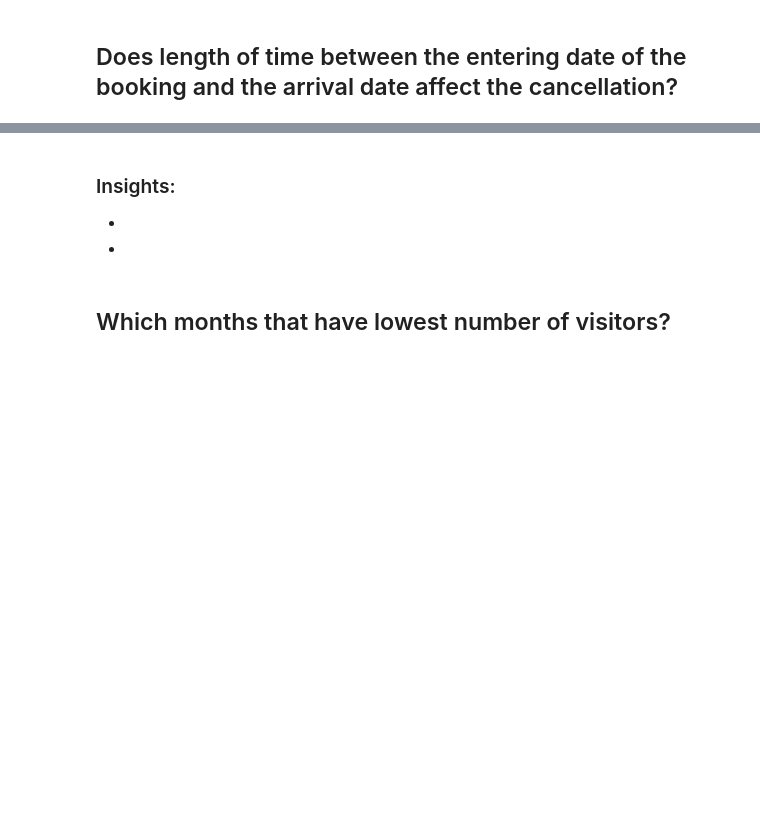
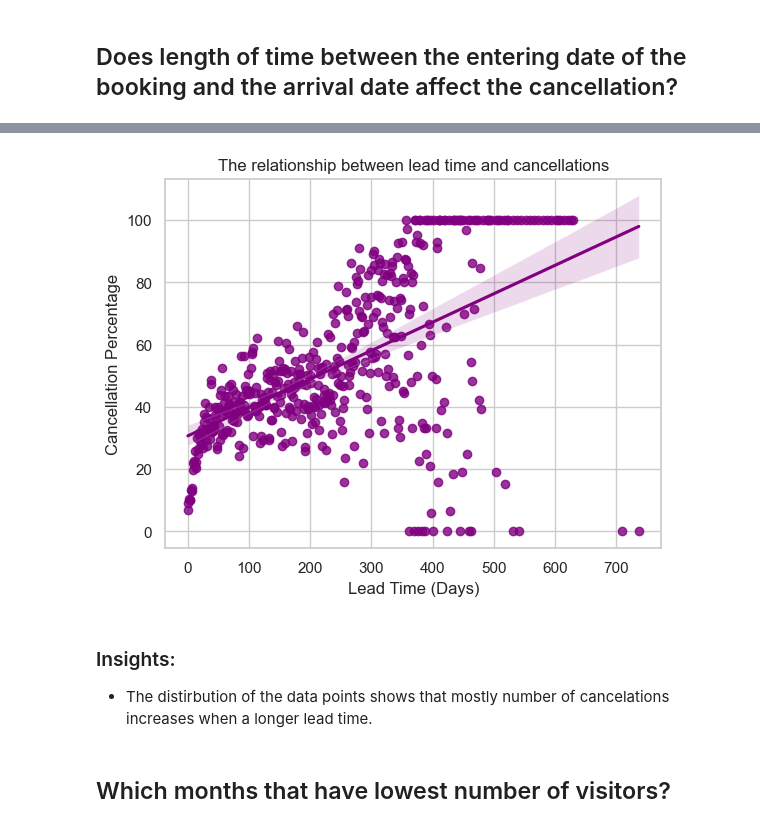
Before and after one commit to Tuwaiq-Data-Science-Bootcamp-V5/CV_and_GS-Lab1, a Jupyter notebook: CV_Assignment.ipynb, the cells around one changed output, grey strips where cells are left out. Saved outputs shown, nothing was run; the diff lists cells and outputs as text; code cells hidden in the pictures; blank space fills up the shorter version.

```diff
--- a/CV_Assignment.ipynb
+++ b/CV_Assignment.ipynb
@@ -119,6 +143,14 @@ df.describe(include='object')
-# %% [markdown]
-### Insights:
--
--
+# %%
+cancellation_percentage = df.groupby('lead_time')['is_canceled'].mean() * 100
+sns.regplot(x=cancellation_percentage.index, y=cancellation_percentage.values, color='purple')
+plt.xlabel('Lead Time (Days)')
+plt.ylabel('Cancellation Percentage')
+plt.title('The relationship between lead time and cancellations')
+plt.show()
+# %% [output]
+[figure, added]
+# %% [markdown]
+### Insights:
+- The distirbution of the data points shows that mostly number of cancelations increases when a longer lead time.
 # %% [markdown]
 ## Which months that have lowest number of visitors?
```
Also changed, not shown: parts of 25 cells of this notebook, 1 other file.
